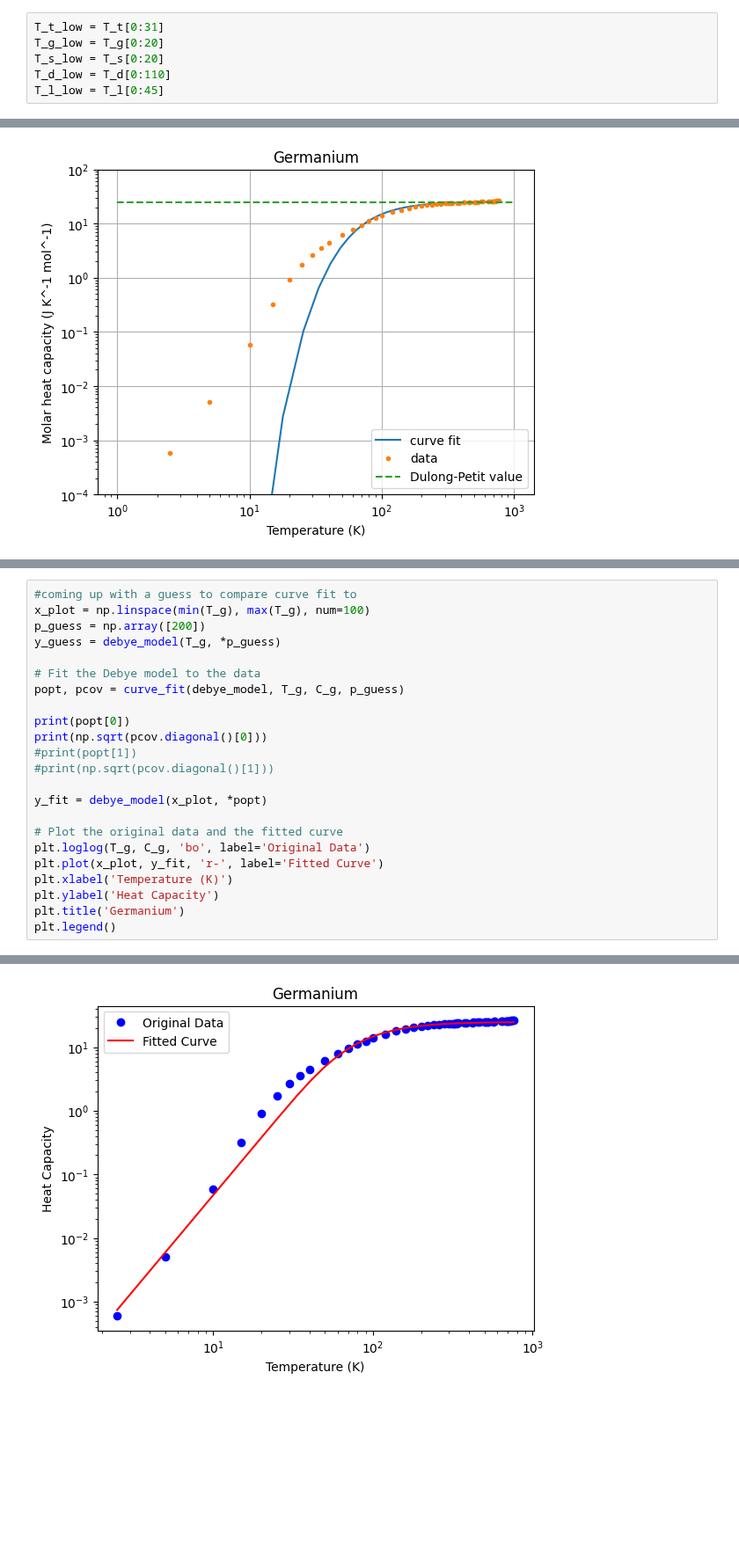
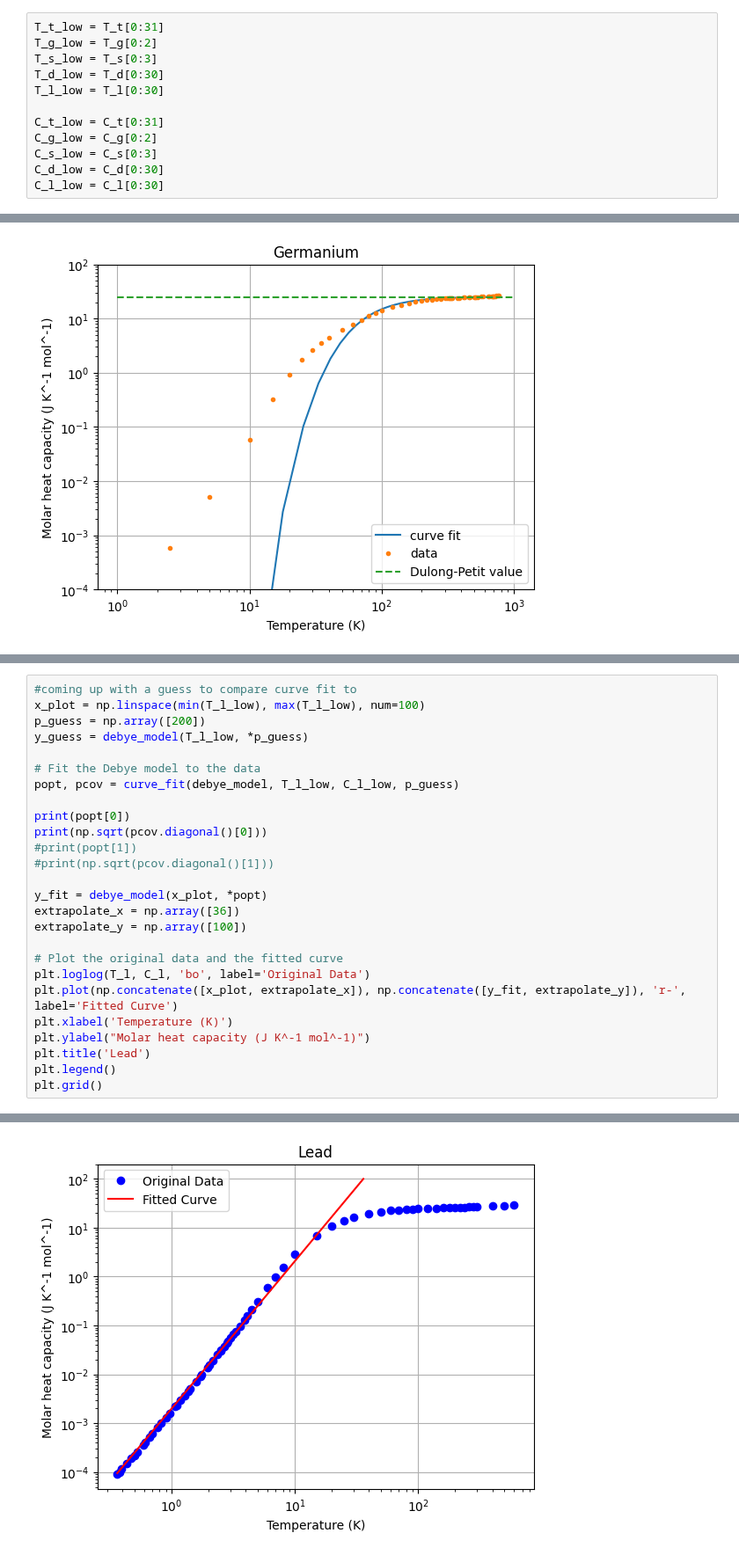
Before and after one commit to Clarke-Henshaw-Miles/extra, a Jupyter notebook: turtle_tree_colab.ipynb, the cells around one changed output, grey strips where cells are left out. Shown at 88% size. Drawn from its saved outputs; the diff is of its cells as text; blank space fills up the shorter version.

```diff
--- a/turtle_tree_colab.ipynb
+++ b/turtle_tree_colab.ipynb
@@ -71,7 +71,13 @@ T_s, C_s = np.loadtxt('silicon.txt', unpack=True)
 T_g, C_g = np.loadtxt('germanium.txt', unpack=True)
 # %%
 T_t_low = T_t[0:31]
-T_g_low = T_g[0:20]
-T_s_low = T_s[0:20]
-T_d_low = T_d[0:110]
-T_l_low = T_l[0:45]
+T_g_low = T_g[0:2]
+T_s_low = T_s[0:3]
+T_d_low = T_d[0:30]
+T_l_low = T_l[0:30]
+
+C_t_low = C_t[0:31]
+C_g_low = C_g[0:2]
+C_s_low = C_s[0:3]
+C_d_low = C_d[0:30]
+C_l_low = C_l[0:30]
@@ -355,11 +461,11 @@ plt.legend()
 # %%
 #coming up with a guess to compare curve fit to
-x_plot = np.linspace(min(T_g), max(T_g), num=100)
+x_plot = np.linspace(min(T_l_low), max(T_l_low), num=100)
 p_guess = np.array([200])
-y_guess = debye_model(T_g, *p_guess)
+y_guess = debye_model(T_l_low, *p_guess)
 
 # Fit the Debye model to the data
-popt, pcov = curve_fit(debye_model, T_g, C_g, p_guess)
+popt, pcov = curve_fit(debye_model, T_l_low, C_l_low, p_guess)
 
 print(popt[0])
 print(np.sqrt(pcov.diagonal()[0]))
@@ -367,12 +473,15 @@ print(np.sqrt(pcov.diagonal()[0]))
 #print(np.sqrt(pcov.diagonal()[1]))
 
 y_fit = debye_model(x_plot, *popt)
+extrapolate_x = np.array([36])
+extrapolate_y = np.array([100])
 
 # Plot the original data and the fitted curve
-plt.loglog(T_g, C_g, 'bo', label='Original Data')
-plt.plot(x_plot, y_fit, 'r-', label='Fitted Curve')
+plt.loglog(T_l, C_l, 'bo', label='Original Data')
+plt.plot(np.concatenate([x_plot, extrapolate_x]), np.concatenate([y_fit, extrapolate_y]), 'r-', label='Fitted Curve')
 plt.xlabel('Temperature (K)')
-plt.ylabel('Heat Capacity')
-plt.title('Germanium')
+plt.ylabel("Molar heat capacity (J K^-1 mol^-1)")
+plt.title('Lead')
 plt.legend()
+plt.grid()
 # %% [output]
@@ -382 +490 @@ plt.legend()
-[figure, old version]
+[figure, new version]
```
Also changed, not shown: parts of 9 cells of this notebook.
